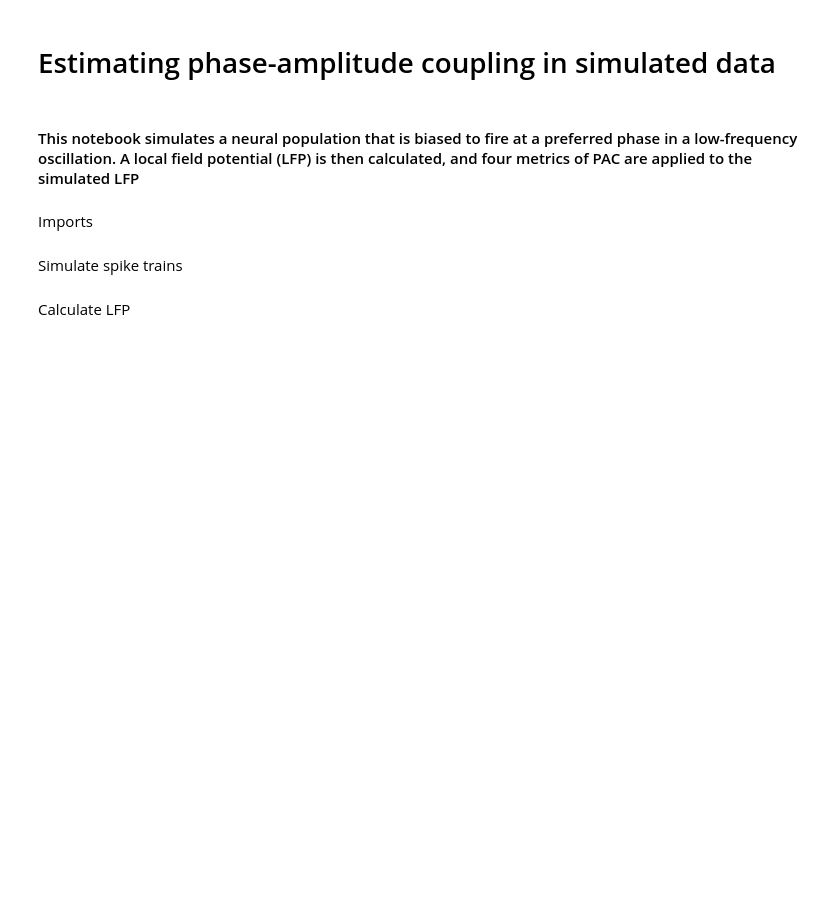
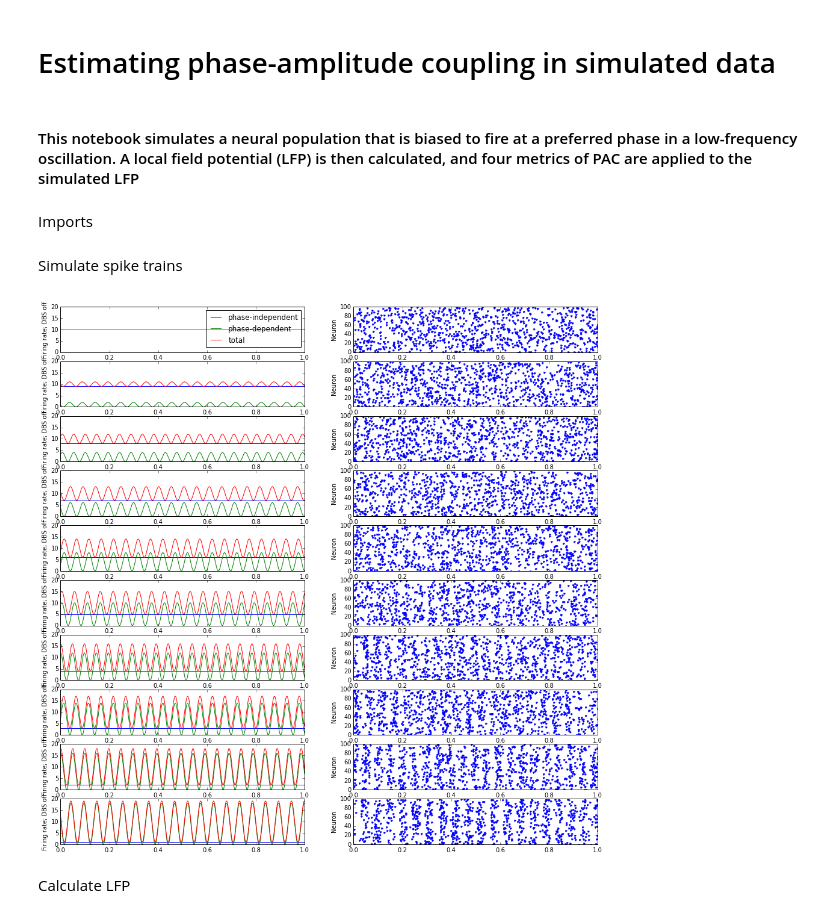
Before and after one commit to voytekresearch/pacpy, a Jupyter notebook: examples/PAC simulation.ipynb, the cells around one changed output. Saved outputs shown, nothing was run; the diff lists cells and outputs as text; code cells hidden in the pictures; blank space fills up the shorter version.

```diff
--- a/examples/PAC simulation.ipynb
+++ b/examples/PAC simulation.ipynb
@@ -31,34 +31,36 @@ spikes = np.zeros(E,dtype=object)
 neus = np.zeros(E,dtype=object)
 off_dep = np.zeros(E,dtype=object)
 off_indep = np.zeros(E,dtype=object)
 off_r = np.zeros(E,dtype=object)
-plt.figure()
+plt.figure(figsize = (16,16))
 for e in range(E):
     thal_phase0 = 2*np.pi*np.random.rand()
     thal_freq = mod_f_mu + mod_f_std*np.random.randn()
     thal_phase = (np.arange(0,Tepochs,dt) % (1/thal_freq)) * 2*np.pi*thal_freq
     thal_phase = (thal_phase + thal_phase0) % (2*np.pi)
 
     off_dep[e] = np.sin(thal_phase) + 1
     off_dep[e] = off_dep[e] * firing_rate * mod_frac[e]
     off_indep[e] = firing_rate*(1-mod_frac[e]) * np.ones(Tepochs/dt)
     off_r[e] = off_dep[e] + off_indep[e]
 
     spikes[e] = stg.inh_poisson_generator(off_r[e]*nNeu/dt,np.arange(0,Tepochs,dt),Tepochs,array=True)
     neus[e] = np.random.randint(0,nNeu,len(spikes[e]))
 
     plt.subplot(E,2,2*e+1)
     plt.plot(t_plot[:1000],off_indep[e][:1000],label='phase-independent')
     plt.plot(t_plot[:1000],off_dep[e][:1000],label='phase-dependent')
     plt.plot(t_plot[:1000],off_r[e][:1000],label='total')
     plt.ylabel('Firing rate; DBS off')
     plt.ylim([0,20])
     if e == 0:
         plt.legend()
 
     plt.subplot(E,2,2*e+2)
     plt.plot(spikes[e][spikes[e]<1],neus[e][spikes[e]<1],'.')
     plt.ylabel('Neuron')
+# %% [output]
+[figure, added]
 # %% [markdown]
 Calculate LFP
 # %%
```
Also changed, not shown: parts of 4 cells of this notebook, 7 other files.
